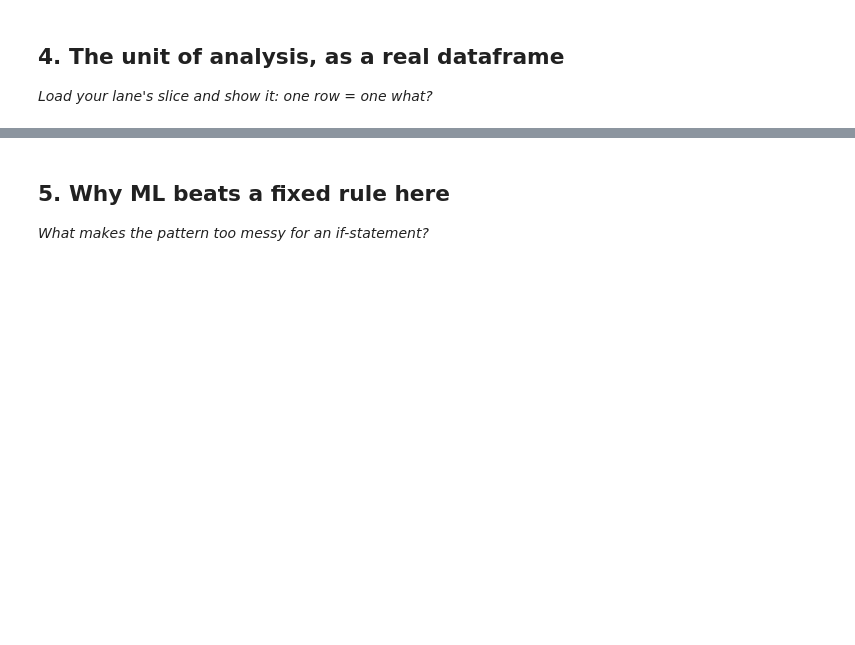
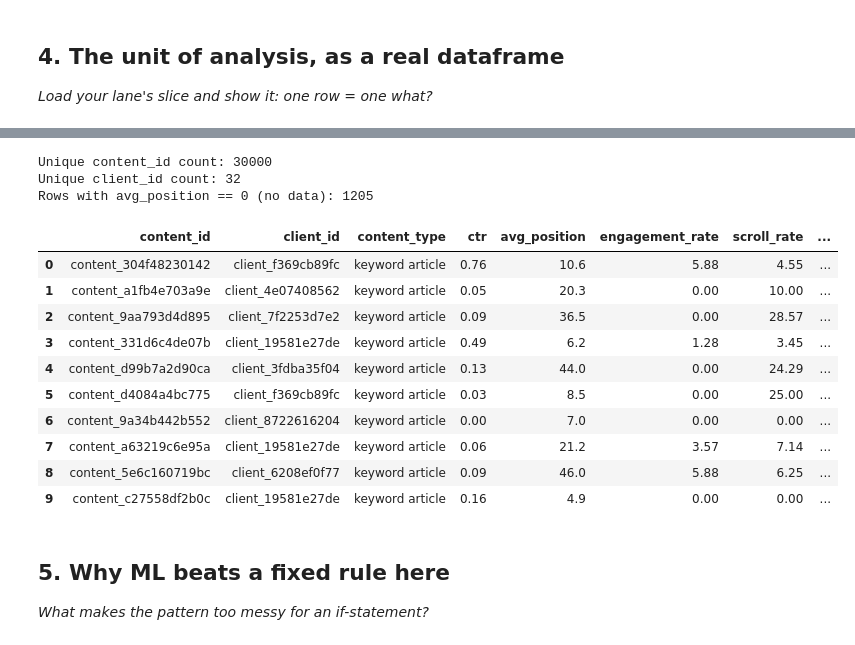
Before and after one commit to techwolfdarim/FlyRank-Internship, a Jupyter notebook: work/notebooks/w02_ml_task_framing.ipynb, the cells around one changed output, grey strips where cells are left out. Cells and saved outputs as stored; diff of their text form; code cells hidden in the pictures; blank space fills up the shorter version.

```diff
--- a/work/notebooks/w02_ml_task_framing.ipynb
+++ b/work/notebooks/w02_ml_task_framing.ipynb
@@ -37,3 +94,47 @@ This skeleton is yours to fill. Work the sections **in order** — each one has
+# %%
+unit_cols = [c for c in ["content_id", "client_id", "content_type"] if c in df.columns]
+candidate_metrics = [
+    c for c in [
+        "clicks", "impressions", "ctr", "avg_position",
+        "engagement_rate", "scroll_rate", "ai_traffic_pct", "word_count"
+    ]
+    if c in df.columns
+]
+
+lane_df = df[unit_cols + candidate_metrics].copy()
+
+if "avg_position" in lane_df.columns:
+    lane_df["has_position_data"] = (lane_df["avg_position"] > 0).astype(int)
+if "word_count" in lane_df.columns:
+    lane_df["has_word_count"] = lane_df["word_count"].notna().astype(int)
+
+# Sketched target column for inspection (do not use trend_pct / trend_direction as features)
+if "is_declining_label" in df.columns:
+    lane_df["target_declining_sketch"] = df["is_declining_label"]
+else:
+    lane_df["target_declining_sketch"] = pd.NA
+
+print("Unique content_id count:", df["content_id"].nunique() if "content_id" in df.columns else "N/A")
+print("Unique client_id count:", df["client_id"].nunique() if "client_id" in df.columns else "N/A")
+if "avg_position" in df.columns:
+    print("Rows with avg_position == 0 (no data):", int((df["avg_position"] == 0).sum()))
+
+lane_df.head(10)
+# %% [output]
+Unique content_id count: 30000
+Unique client_id count: 32
+Rows with avg_position == 0 (no data): 1205
+|  | content_id | client_id | content_type | ctr | avg_position | engagement_rate | scroll_rate | ... |
+| 0 | content_304f48230142 | client_f369cb89fc | keyword article | 0.76 | 10.6 | 5.88 | 4.55 | ... |
+| 1 | content_a1fb4e703a9e | client_4e07408562 | keyword article | 0.05 | 20.3 | 0.00 | 10.00 | ... |
+| 2 | content_9aa793d4d895 | client_7f2253d7e2 | keyword article | 0.09 | 36.5 | 0.00 | 28.57 | ... |
+| 3 | content_331d6c4de07b | client_19581e27de | keyword article | 0.49 | 6.2 | 1.28 | 3.45 | ... |
+| 4 | content_d99b7a2d90ca | client_3fdba35f04 | keyword article | 0.13 | 44.0 | 0.00 | 24.29 | ... |
+| 5 | content_d4084a4bc775 | client_f369cb89fc | keyword article | 0.03 | 8.5 | 0.00 | 25.00 | ... |
+| 6 | content_9a34b442b552 | client_8722616204 | keyword article | 0.00 | 7.0 | 0.00 | 0.00 | ... |
+| 7 | content_a63219c6e95a | client_19581e27de | keyword article | 0.06 | 21.2 | 3.57 | 7.14 | ... |
+| 8 | content_5e6c160719bc | client_6208ef0f77 | keyword article | 0.09 | 46.0 | 5.88 | 6.25 | ... |
+| 9 | content_c27558df2b0c | client_19581e27de | keyword article | 0.16 | 4.9 | 0.00 | 0.00 | ... |
 # %% [markdown]
 ## 5. Why ML beats a fixed rule here
 
```
Also changed, not shown: parts of 14 cells of this notebook.
